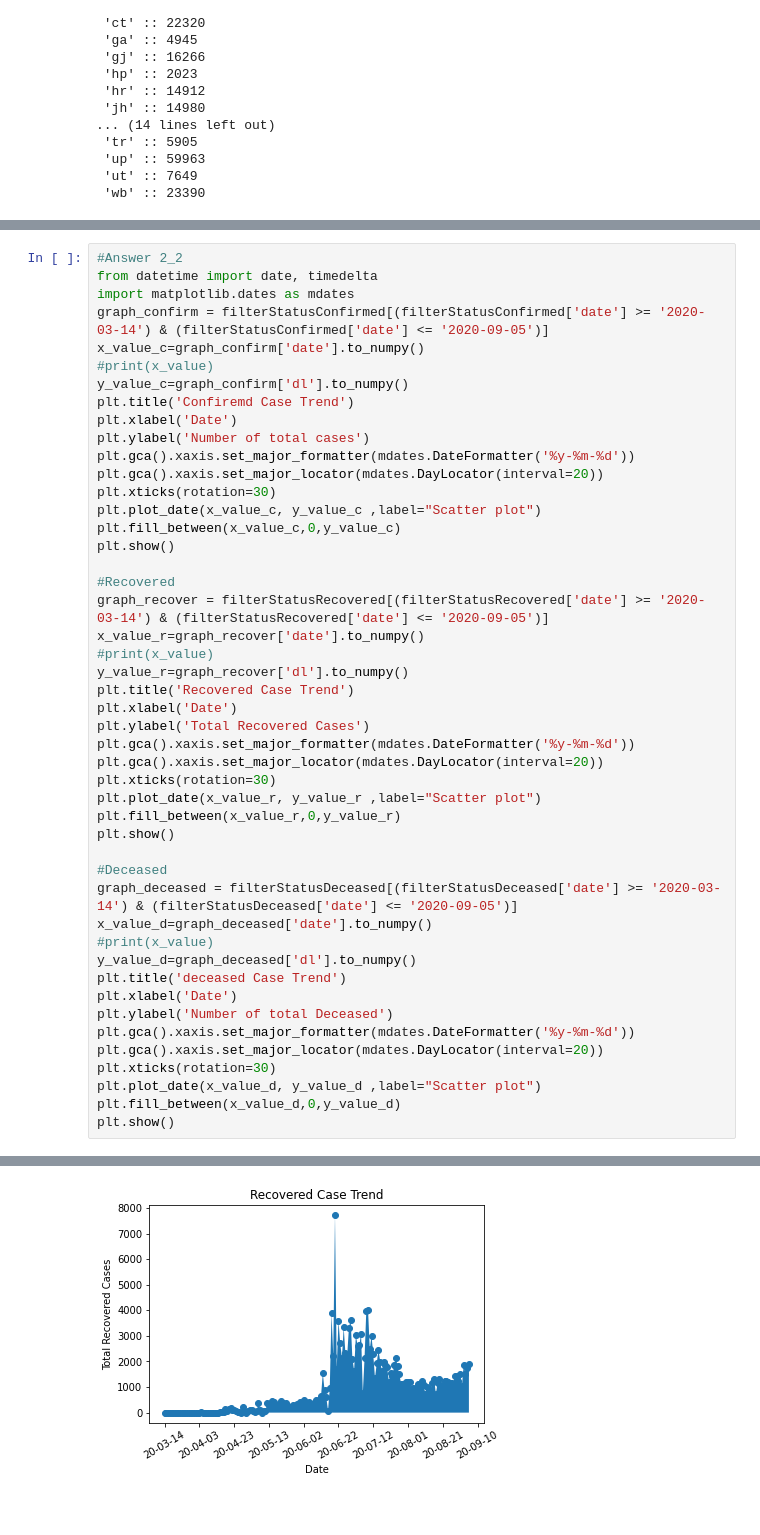
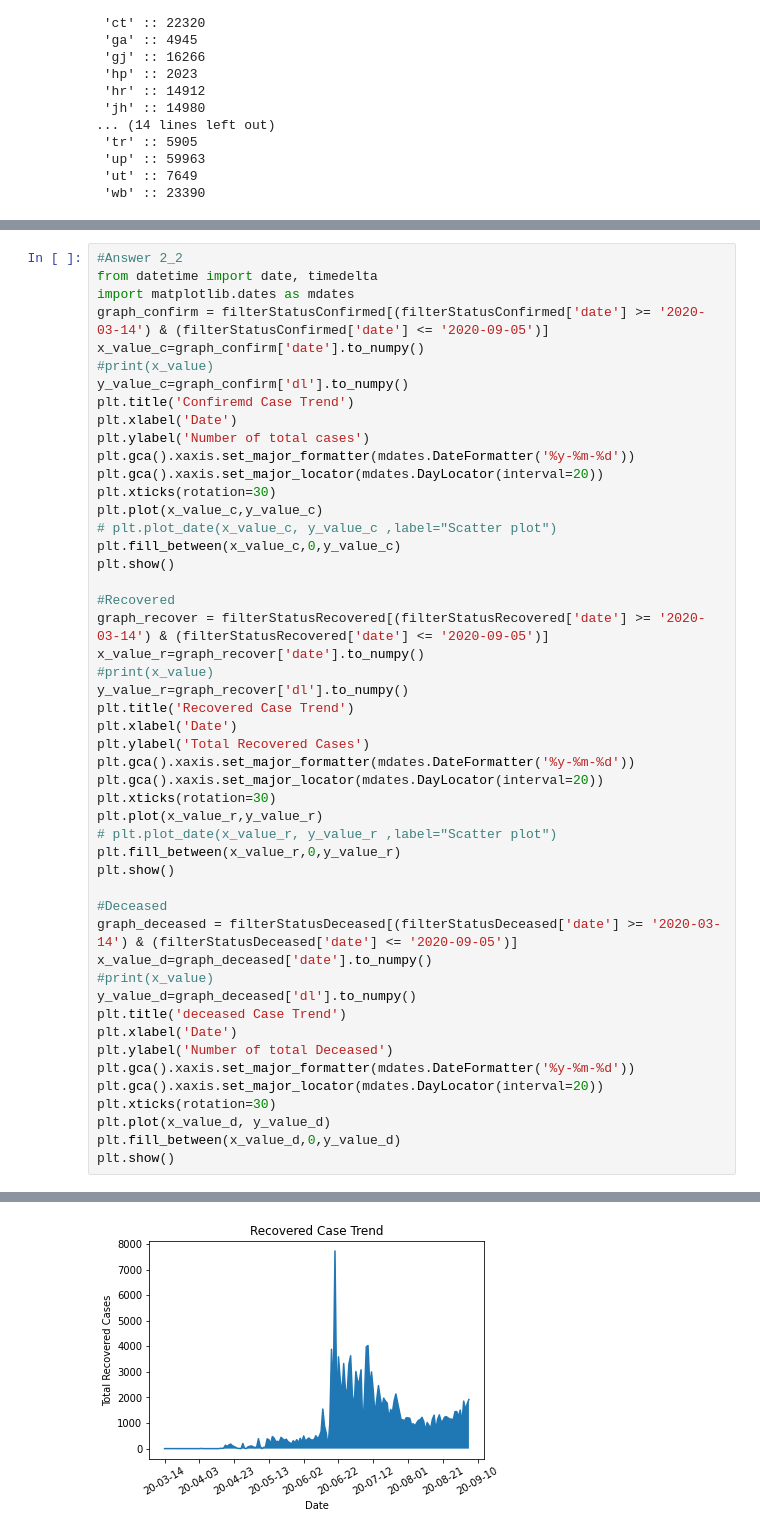
Before and after one commit to reshan9b11/Data-Mining-Assignment_1, a Jupyter notebook: dmg_12.ipynb, the cells around one changed output, grey strips where cells are left out. Saved outputs shown, nothing was run; the diff lists cells and outputs as text.

```diff
--- a/dmg_12.ipynb
+++ b/dmg_12.ipynb
@@ -257,7 +260,8 @@ plt.ylabel('Number of total cases')
 plt.gca().xaxis.set_major_formatter(mdates.DateFormatter('%y-%m-%d'))
 plt.gca().xaxis.set_major_locator(mdates.DayLocator(interval=20))
 plt.xticks(rotation=30)
-plt.plot_date(x_value_c, y_value_c ,label="Scatter plot")
+plt.plot(x_value_c,y_value_c)
+# plt.plot_date(x_value_c, y_value_c ,label="Scatter plot")
 plt.fill_between(x_value_c,0,y_value_c)
 plt.show()
 
@@ -272,7 +276,8 @@ plt.ylabel('Total Recovered Cases')
 plt.gca().xaxis.set_major_formatter(mdates.DateFormatter('%y-%m-%d'))
 plt.gca().xaxis.set_major_locator(mdates.DayLocator(interval=20))
 plt.xticks(rotation=30)
-plt.plot_date(x_value_r, y_value_r ,label="Scatter plot")
+plt.plot(x_value_r,y_value_r)
+# plt.plot_date(x_value_r, y_value_r ,label="Scatter plot")
 plt.fill_between(x_value_r,0,y_value_r)
 plt.show()
 
@@ -287,7 +292,7 @@ plt.ylabel('Number of total Deceased')
 plt.gca().xaxis.set_major_formatter(mdates.DateFormatter('%y-%m-%d'))
 plt.gca().xaxis.set_major_locator(mdates.DayLocator(interval=20))
 plt.xticks(rotation=30)
-plt.plot_date(x_value_d, y_value_d ,label="Scatter plot")
+plt.plot(x_value_d, y_value_d)
 plt.fill_between(x_value_d,0,y_value_d)
 plt.show()
 # %% [output]
@@ -295 +300 @@ plt.show()
-[figure, old version]
+[figure, new version]
```
Also changed, not shown: parts of 4 cells of this notebook.
